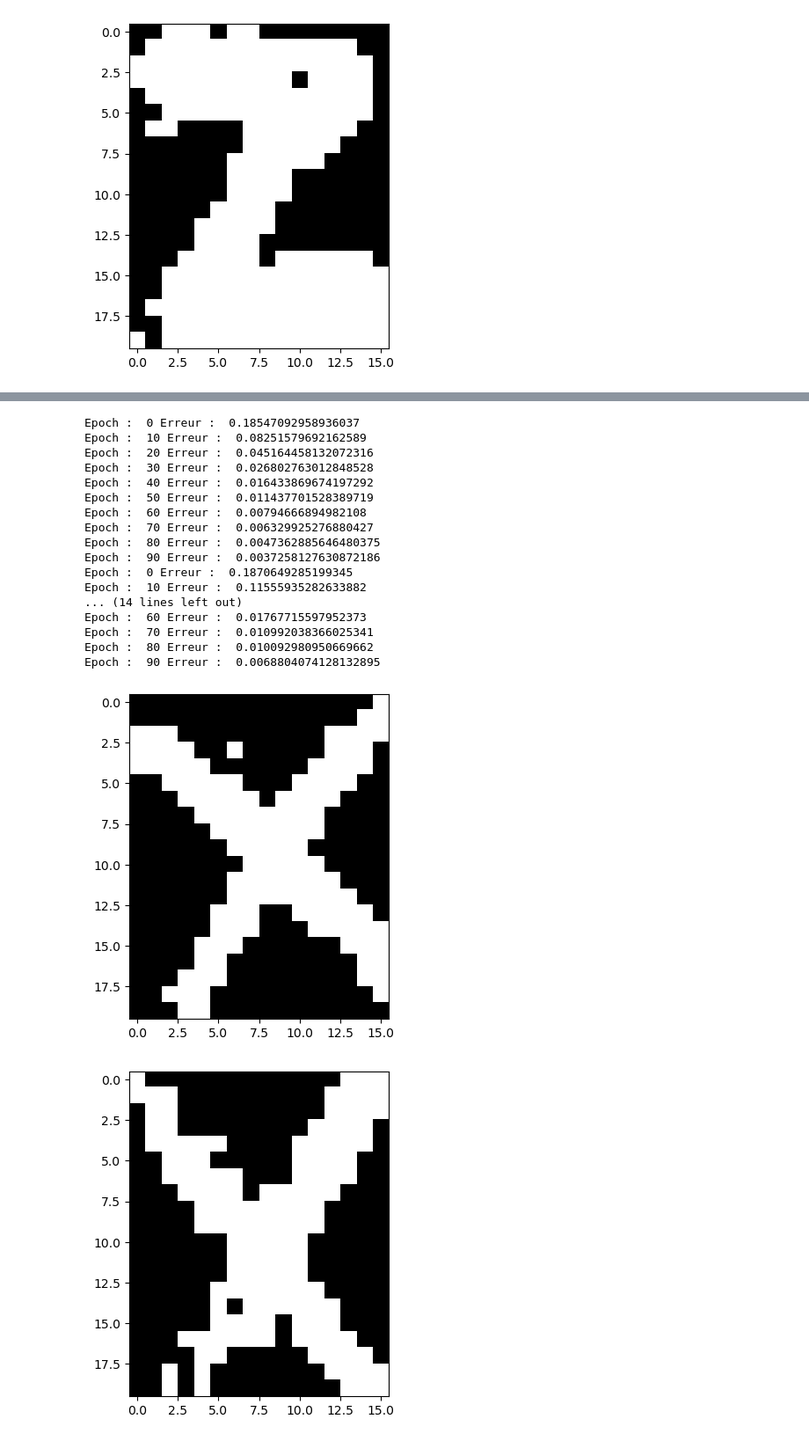
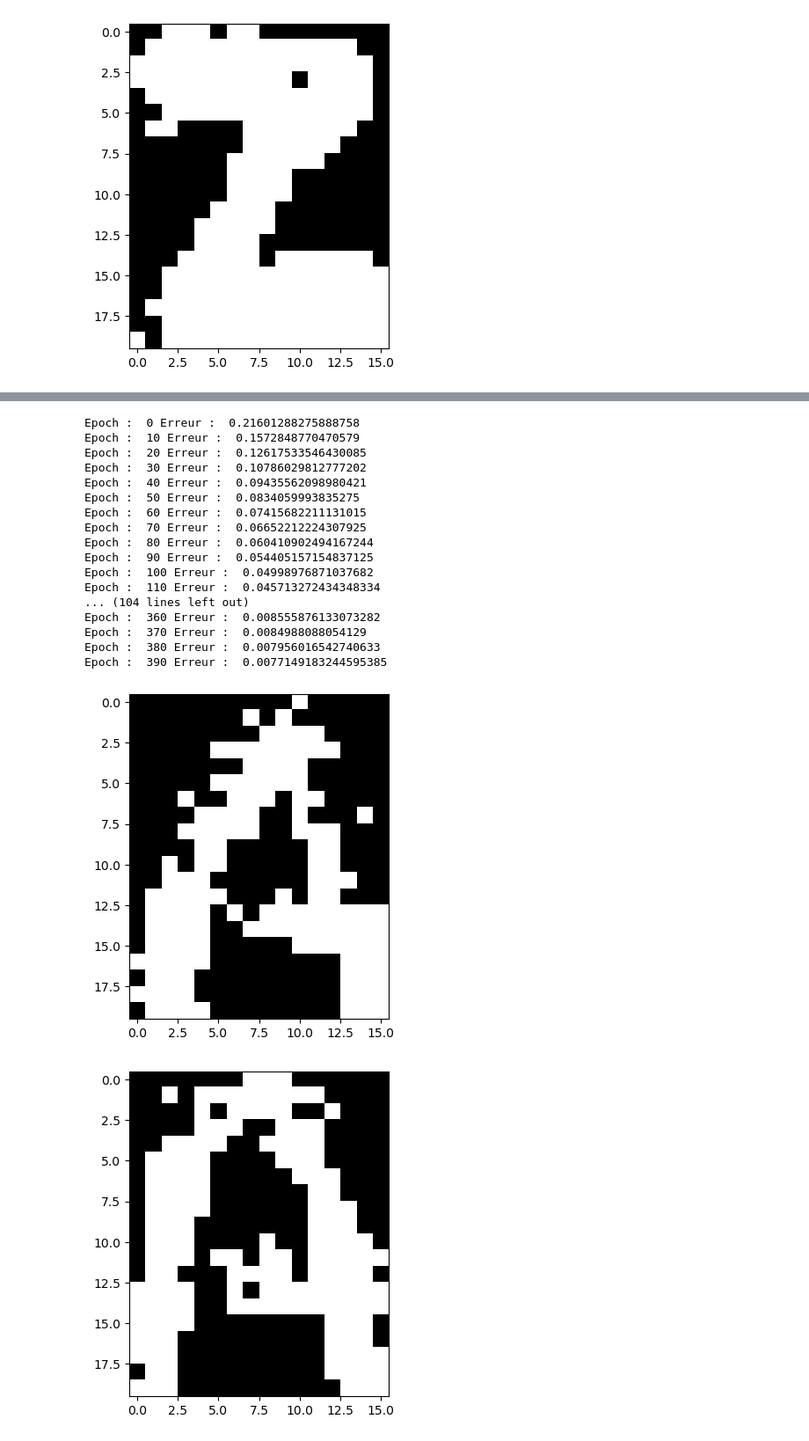
Before and after one commit to zack242/Deep-Learing-II, a Jupyter notebook: AlphaDigit.ipynb, the cells around one changed output, grey strips where cells are left out. Shown at 88% size. Drawn from its saved outputs; the diff is of its cells as text; code cells hidden in the pictures.

```diff
--- a/AlphaDigit.ipynb
+++ b/AlphaDigit.ipynb
@@ -33,3 +33,10 @@ generer_image_RBM(Rbm, 500, 3)
 [figure]
 [figure]
 [figure]
+# %%
+X = lire_alpha_digit(['A','B','9'])
+p = len(X[0])
+q = 100
+Rbm = init_RBM(p,q)
+Rbm,error = train_RBM(Rbm,X,learning_rate=0.1, epochs=400, batch_size=10)
+plt.plot(error)
@@ -36,30 +76,31 @@ generer_image_RBM(Rbm, 500, 3)
 # %%
 from principal_DBN_alpha import *
 # %%
+#congif = ['taille de la couche d'entrée', 'taille de la couche cachée 1', 'taille de la couche cachée 2', ...]
 config = [len(X[0]),100,50,100]
-X  = lire_alpha_digit(['X'])
+X  = lire_alpha_digit(['A','B','9'])
 Dbm = init_DBN(config)
-Dbm = train_DBN(Dbm, X, 0.1, 100, 3)
+Dbm = train_DBN(Dbm,X,epsilon=0.1, epochs=400, batch_size=20)
 # %% [output]
-Epoch :  0 Erreur :  0.18547092958936037
-Epoch :  10 Erreur :  0.08251579692162589
-Epoch :  20 Erreur :  0.045164458132072316
-Epoch :  30 Erreur :  0.026802763012848528
-Epoch :  40 Erreur :  0.016433869674197292
-Epoch :  50 Erreur :  0.011437701528389719
-Epoch :  60 Erreur :  0.00794666894982108
-Epoch :  70 Erreur :  0.006329925276880427
-Epoch :  80 Erreur :  0.0047362885646480375
-Epoch :  90 Erreur :  0.0037258127630872186
-Epoch :  0 Erreur :  0.1870649285199345
-Epoch :  10 Erreur :  0.11555935282633882
-... (14 lines left out)
-Epoch :  60 Erreur :  0.01767715597952373
-Epoch :  70 Erreur :  0.010992038366025341
-Epoch :  80 Erreur :  0.010092980950669662
-Epoch :  90 Erreur :  0.0068804074128132895
+Epoch :  0 Erreur :  0.21601288275888758
+Epoch :  10 Erreur :  0.1572848770470579
+Epoch :  20 Erreur :  0.12617533546430085
+Epoch :  30 Erreur :  0.10786029812777202
+Epoch :  40 Erreur :  0.09435562098980421
+Epoch :  50 Erreur :  0.0834059993835275
+Epoch :  60 Erreur :  0.07415682211131015
+Epoch :  70 Erreur :  0.06652212224307925
+Epoch :  80 Erreur :  0.060410902494167244
+Epoch :  90 Erreur :  0.054405157154837125
+Epoch :  100 Erreur :  0.04998976871037682
+Epoch :  110 Erreur :  0.045713272434348334
+... (104 lines left out)
+Epoch :  360 Erreur :  0.008555876133073282
+Epoch :  370 Erreur :  0.0084988088054129
+Epoch :  380 Erreur :  0.007956016542740633
+Epoch :  390 Erreur :  0.0077149183244595385
 # %%
-generer_image_DBN(Dbm,config, 500, 2)
+generer_image_DBN(Dbm,config, 500, 10)
 # %% [output]
-[figure, old version]
+[figure, new version]
-[figure, old version]
+[figure, new version]
```
Also changed, not shown: parts of 3 cells of this notebook.
